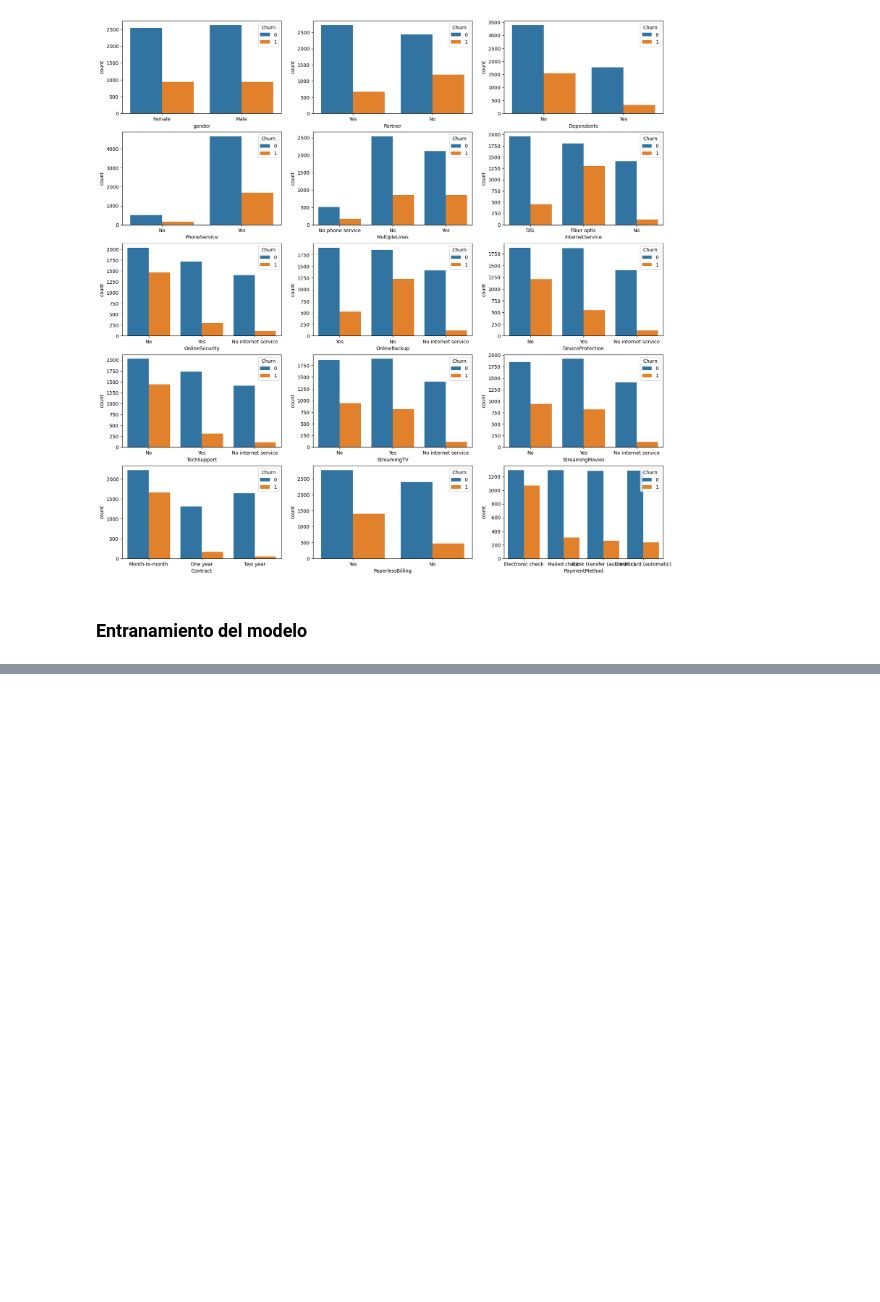
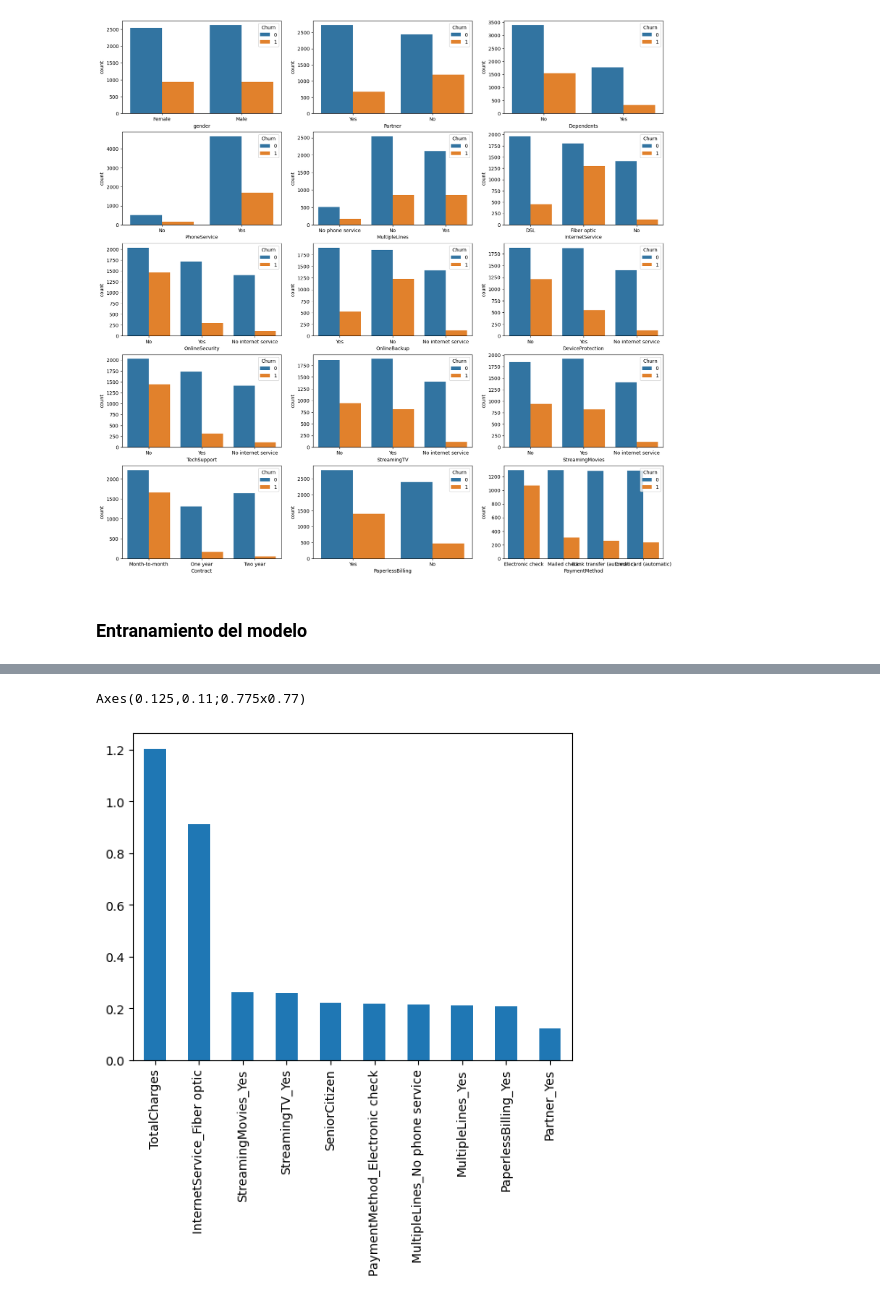
Before and after one commit to AstinSeverino/Churn-logistic-regression, a Jupyter notebook: logistica.ipynb, the cells around one changed output, grey strips where cells are left out. Cells and saved outputs as stored; diff of their text form; code cells hidden in the pictures; blank space fills up the shorter version.

Commit message:
Segunda regresion logistica multiclase

```diff
--- a/logistica.ipynb
+++ b/logistica.ipynb
@@ -213,0 +232,5 @@ Y_train.shape
+# %%
+from sklearn.linear_model import LogisticRegression
+
+model = LogisticRegression()
+model.fit (X_train,Y_train)
@@ -213,0 +302,9 @@ Y_train.shape
+# %%
+weights = pd.Series(
+    model.coef_[0],
+    index = X.columns.values
+)
+print(weights.sort_values(ascending=False)[:10].plot(kind='bar'))
+# %% [output]
+Axes(0.125,0.11;0.775x0.77)
+[figure, added]
```
Also changed, not shown: parts of 19 cells of this notebook, 2 other files.
